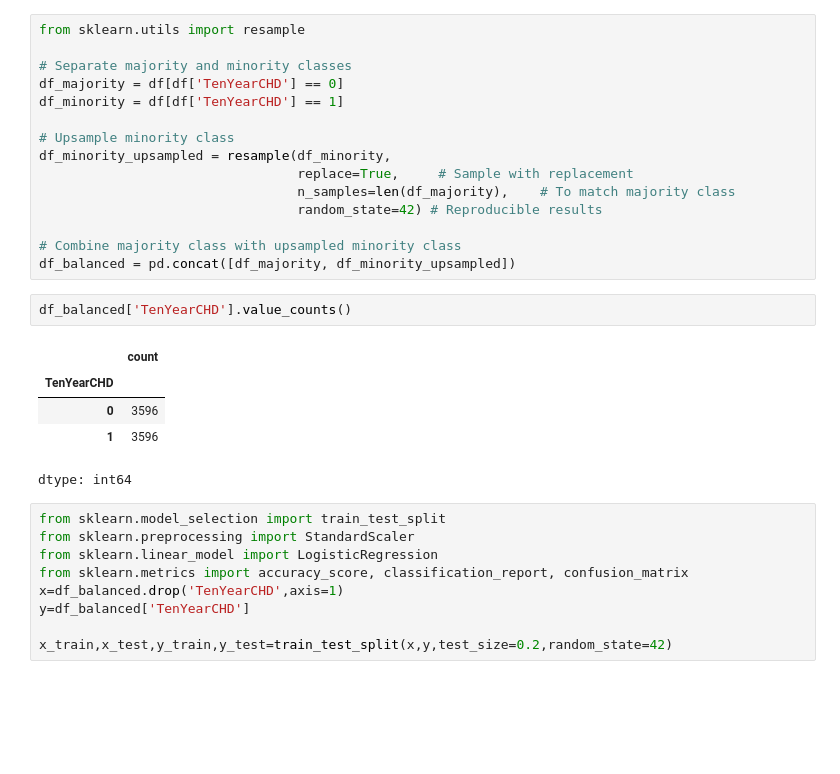
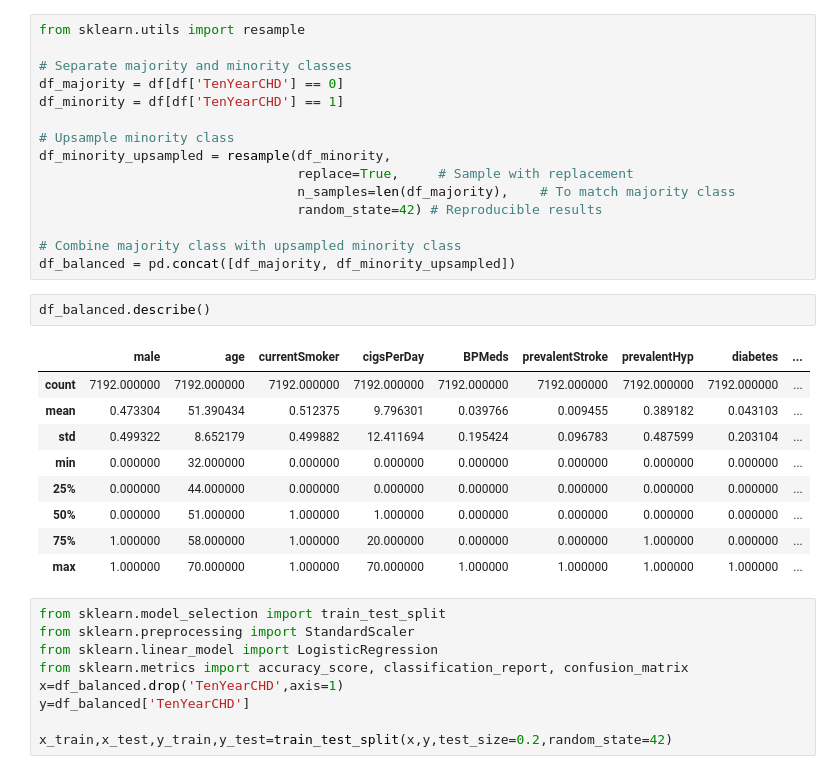
Before and after one commit to adarsha001/ai_backend, a Jupyter notebook: heart_ml.ipynb, the cells around one changed output. Saved outputs shown, nothing was run; the diff lists cells and outputs as text; blank space fills up the shorter version.

```diff
--- a/heart_ml.ipynb
+++ b/heart_ml.ipynb
@@ -163,14 +163,18 @@ df_minority_upsampled = resample(df_minority,
 
 # Combine majority class with upsampled minority class
 df_balanced = pd.concat([df_majority, df_minority_upsampled])
-# %%
-df_balanced['TenYearCHD'].value_counts()
-# %% [output]
-|  | count |
-| TenYearCHD |  |
-| 0 | 3596 |
-| 1 | 3596 |
-dtype: int64
+# %%
+df_balanced.describe()
+# %% [output]
+|  | male | age | currentSmoker | cigsPerDay | BPMeds | prevalentStroke | prevalentHyp | diabetes | ... |
+| count | 7192.000000 | 7192.000000 | 7192.000000 | 7192.000000 | 7192.000000 | 7192.000000 | 7192.000000 | 7192.000000 | ... |
+| mean | 0.473304 | 51.390434 | 0.512375 | 9.796301 | 0.039766 | 0.009455 | 0.389182 | 0.043103 | ... |
+| std | 0.499322 | 8.652179 | 0.499882 | 12.411694 | 0.195424 | 0.096783 | 0.487599 | 0.203104 | ... |
+| min | 0.000000 | 32.000000 | 0.000000 | 0.000000 | 0.000000 | 0.000000 | 0.000000 | 0.000000 | ... |
+| 25% | 0.000000 | 44.000000 | 0.000000 | 0.000000 | 0.000000 | 0.000000 | 0.000000 | 0.000000 | ... |
+| 50% | 0.000000 | 51.000000 | 1.000000 | 1.000000 | 0.000000 | 0.000000 | 0.000000 | 0.000000 | ... |
+| 75% | 1.000000 | 58.000000 | 1.000000 | 20.000000 | 0.000000 | 0.000000 | 1.000000 | 0.000000 | ... |
+| max | 1.000000 | 70.000000 | 1.000000 | 70.000000 | 1.000000 | 1.000000 | 1.000000 | 1.000000 | ... |
 # %%
 from sklearn.model_selection import train_test_split
 from sklearn.preprocessing import StandardScaler
```
Also changed, not shown: parts of 30 cells of this notebook.
